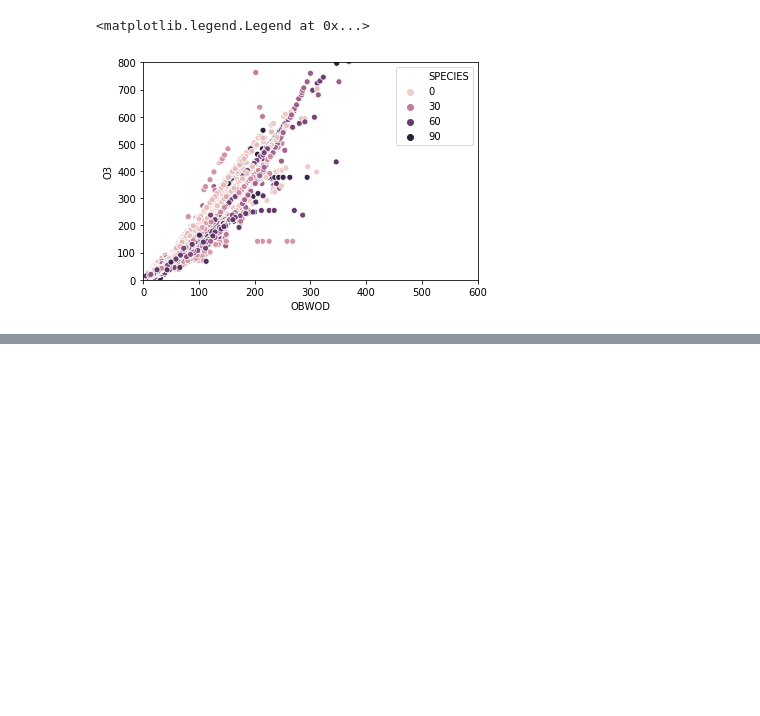
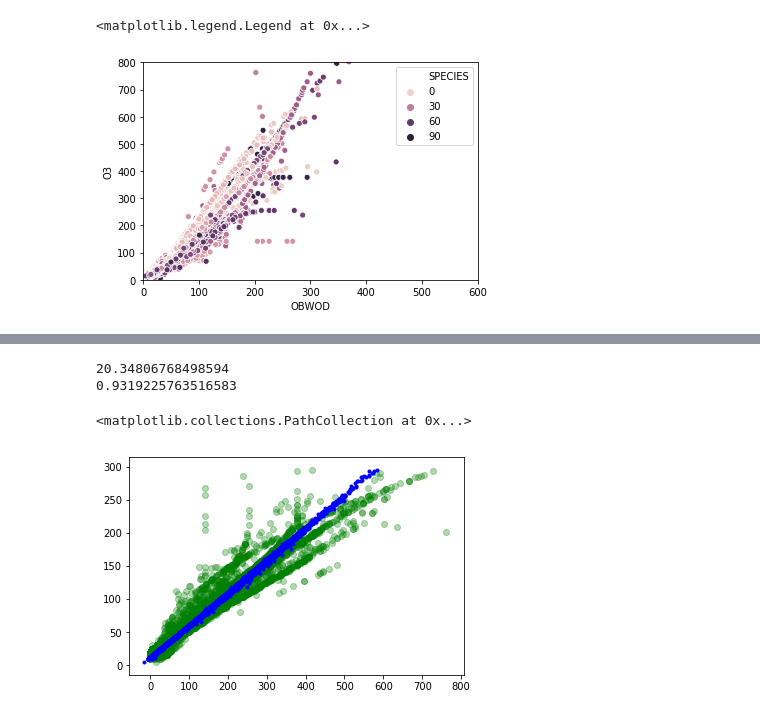
Before and after one commit to kodujdlapolski/tree-research, a Jupyter notebook: Tree cleaning & research.ipynb, the cells around one changed output, grey strips where cells are left out. Cells and saved outputs as stored; diff of their text form; code cells hidden in the pictures; blank space fills up the shorter version.

```diff
--- a/Tree cleaning & research.ipynb
+++ b/Tree cleaning & research.ipynb
@@ -323,0 +324,2 @@ array(['Acer  sp.', 'Acer campestre', 'Acer negundo', 'Acer platanoides',
+# %%
+trees = trees[trees['OBWOD'] < 300]
@@ -323,0 +339,16 @@ array(['Acer  sp.', 'Acer campestre', 'Acer negundo', 'Acer platanoides',
+# %%
+# Przewidywanie średnicy korony
+x_train, x_validation, y_train, y_validation = train_test_split(
+    trees[['OBWOD', 'OBWOD_KW']],
+    trees['SREDNICA_KORONY'],
+    test_size=0.25,
+)
+
+regression = LinearRegression()
+regression.fit(
+    x_train,
+    y_train,
+)
+
+print(mean_absolute_percentage_error(y_train, regression.predict(x_train)))
+print(r2_score(y_train, regression.predict(x_train)))
@@ -323,0 +498,33 @@ array(['Acer  sp.', 'Acer campestre', 'Acer negundo', 'Acer platanoides',
+# %%
+def get_reg(trees_df):
+    x_train, x_validation, y_train, y_validation = train_test_split(
+        trees_df[['KORONA_NORM', 'OBWOD']],
+        trees_df['O3'],
+        test_size=0.2,
+    )
+    reg = LinearRegression()
+    reg.fit(
+        x_train,
+        y_train,
+    )
+    msqe = mean_absolute_error(y_train, reg.predict(x_train))
+    print(msqe)
+
+    print(r2_score(y_validation, reg.predict(x_validation)))
+
+
+    return reg
+
+reg_o3 = get_reg(trees)
+
+a1, a2, b = reg_o3.coef_[0], reg_o3.coef_[1], reg_o3.intercept_
+
+fn = a1 * trees['KORONA_NORM'] + a2 * trees['OBWOD'] + b
+
+plt.plot(fn, trees['OBWOD'], 'b.')
+plt.scatter(trees['O3'], trees['OBWOD'], c='g', alpha=0.3)
+# %% [output]
+20.34806768498594
+0.9319225763516583
+<matplotlib.collections.PathCollection at 0x...>
+[figure, added]
```
Also changed, not shown: parts of 39 cells of this notebook, 2 other files.
